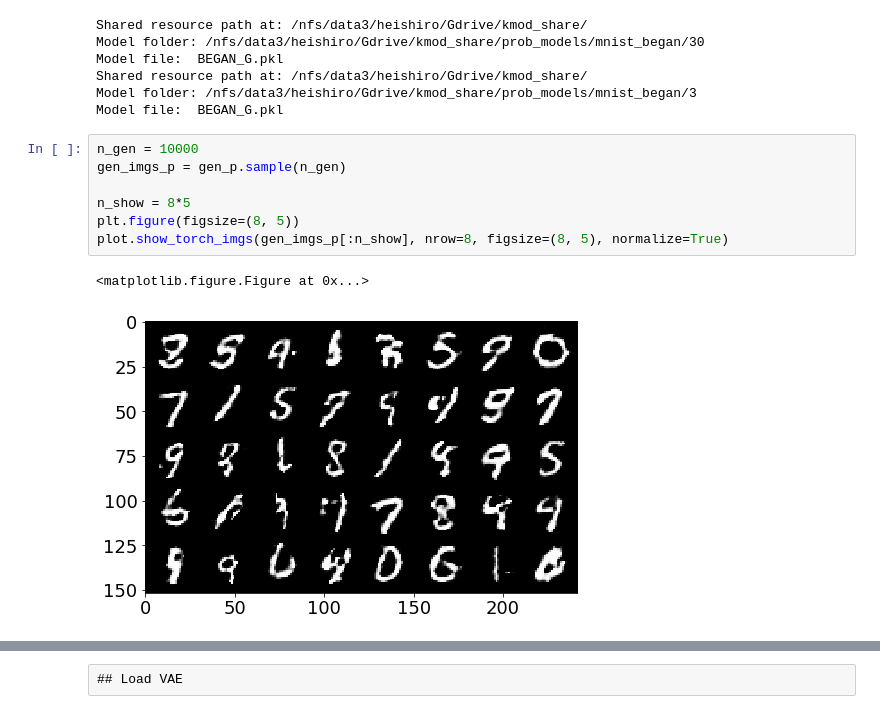
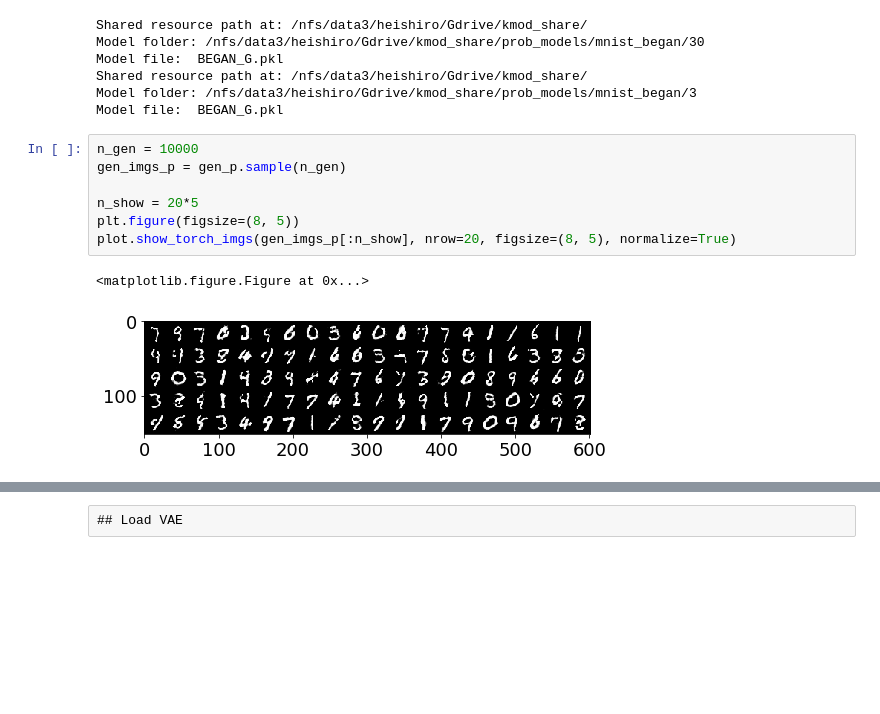
Before and after one commit to wittawatj/kernel-mod, a Jupyter notebook: ipynb/gan/mnist_barchart.ipynb, the cells around one changed output, grey strips where cells are left out. Saved outputs shown, nothing was run; the diff lists cells and outputs as text; blank space fills up the shorter version.

```diff
--- a/ipynb/gan/mnist_barchart.ipynb
+++ b/ipynb/gan/mnist_barchart.ipynb
@@ -175,13 +173,13 @@ Model file:  BEGAN_G.pkl
 # %%
 n_gen = 10000
 gen_imgs_p = gen_p.sample(n_gen)
 
-n_show = 8*5
+n_show = 20*5
 plt.figure(figsize=(8, 5))
-plot.show_torch_imgs(gen_imgs_p[:n_show], nrow=8, figsize=(8, 5), normalize=True)
+plot.show_torch_imgs(gen_imgs_p[:n_show], nrow=20, figsize=(8, 5), normalize=True)
 # %% [output]
 <matplotlib.figure.Figure at 0x...>
-[figure, old version]
+[figure, new version]
 # %%
 n_gen = 10000
 gen_imgs_q = gen_q.sample(n_gen)
```
Also changed, not shown: parts of 13 cells of this notebook.
